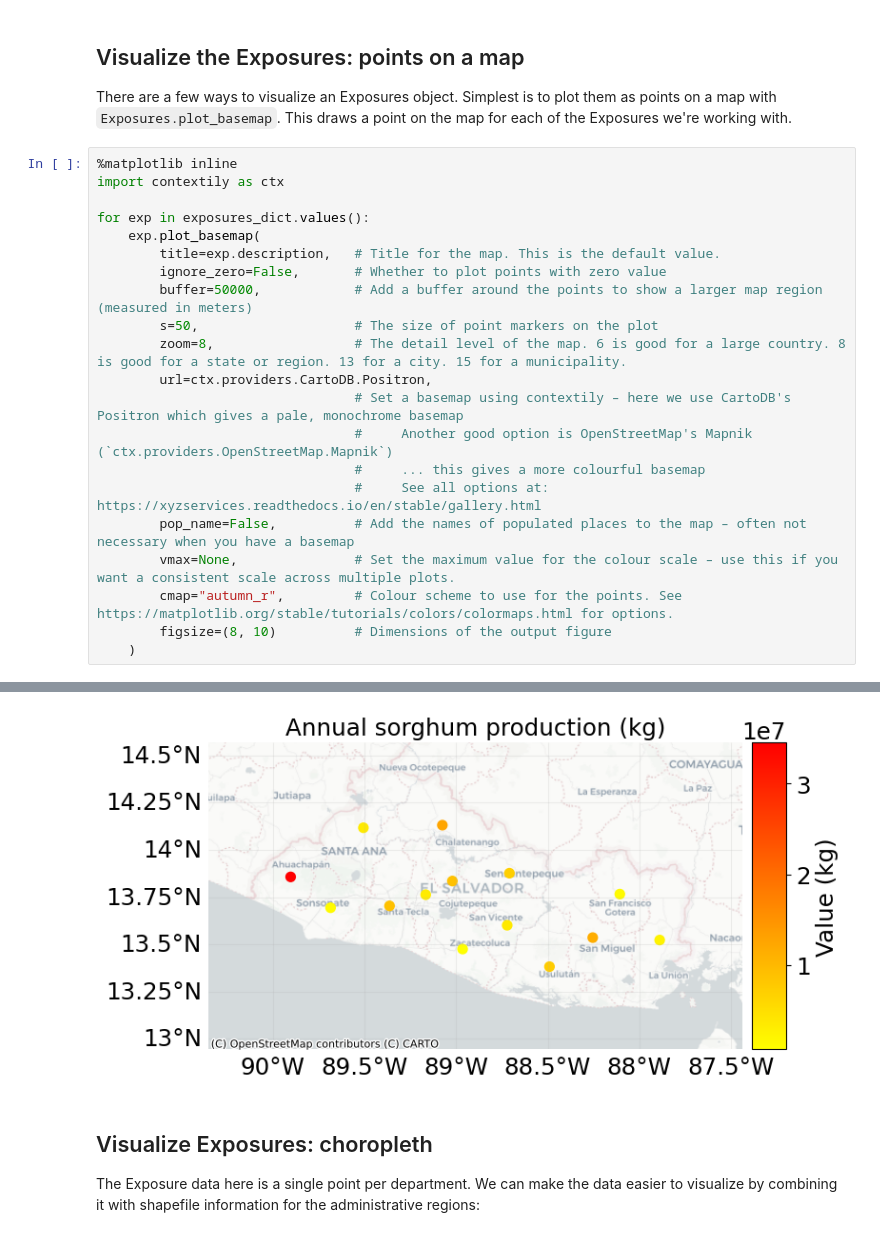
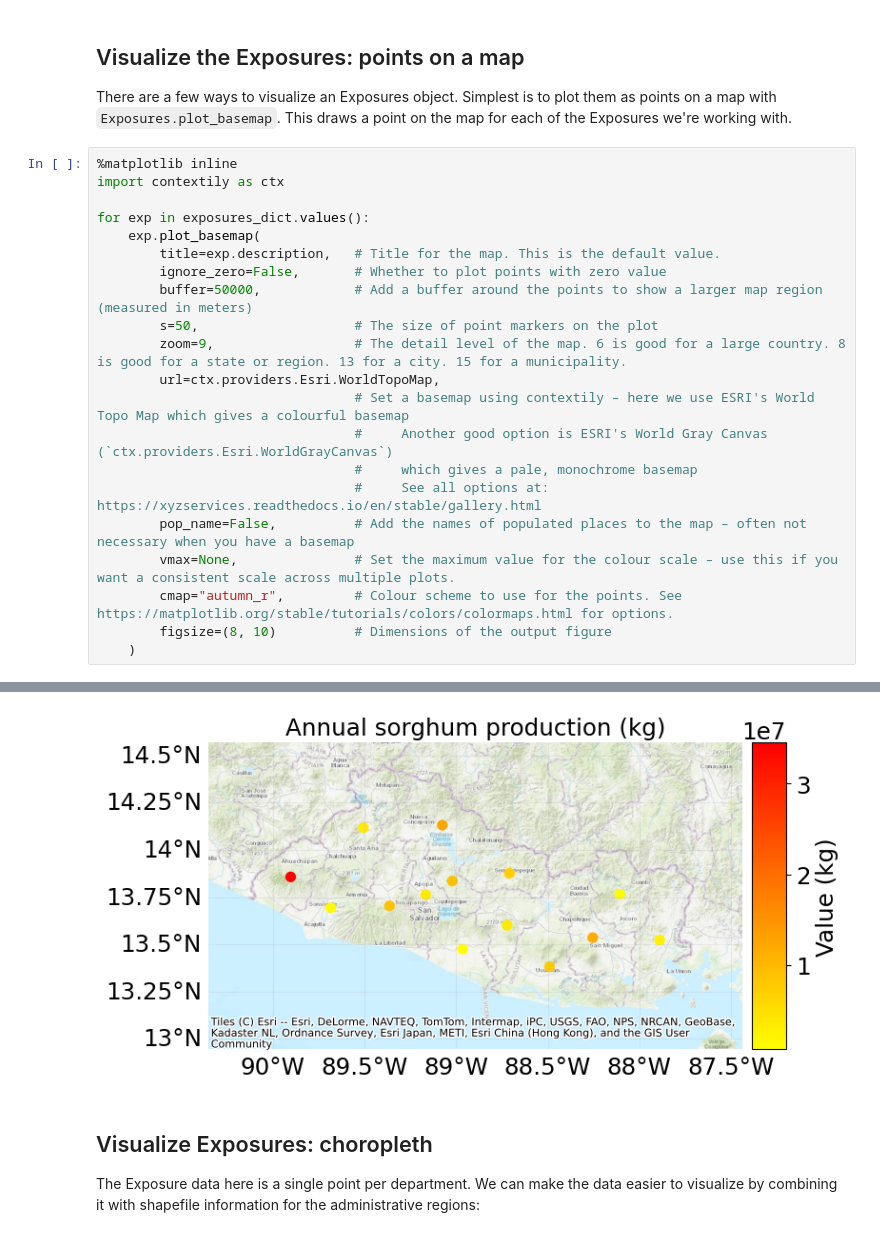
Before and after one commit to AnalyticsTeamUNUEHS/CLIMADA_starter_packs, a Jupyter notebook: starter_pack_el_salvador/notebooks/01_entity_exposures.ipynb, the cells around one changed output, grey strips where cells are left out. Saved outputs shown, nothing was run; the diff lists cells and outputs as text.

Commit message:
Change basemaps from CartoDB to ESRI
Now that CartoDB requires an API key

```diff
--- a/starter_pack_el_salvador/notebooks/01_entity_exposures.ipynb
+++ b/starter_pack_el_salvador/notebooks/01_entity_exposures.ipynb
@@ -145,11 +145,11 @@ for exp in exposures_dict.values():
         ignore_zero=False,       # Whether to plot points with zero value
         buffer=50000,            # Add a buffer around the points to show a larger map region (measured in meters)
         s=50,                    # The size of point markers on the plot
-        zoom=8,                  # The detail level of the map. 6 is good for a large country. 8 is good for a state or region. 13 for a city. 15 for a municipality.
-        url=ctx.providers.CartoDB.Positron,
-                                 # Set a basemap using contextily – here we use CartoDB's Positron which gives a pale, monochrome basemap
-                                 #     Another good option is OpenStreetMap's Mapnik (`ctx.providers.OpenStreetMap.Mapnik`)
-                                 #     ... this gives a more colourful basemap
+        zoom=9,                  # The detail level of the map. 6 is good for a large country. 8 is good for a state or region. 13 for a city. 15 for a municipality.
+        url=ctx.providers.Esri.WorldTopoMap,
+                                 # Set a basemap using contextily – here we use ESRI's World Topo Map which gives a colourful basemap
+                                 #     Another good option is ESRI's World Gray Canvas (`ctx.providers.Esri.WorldGrayCanvas`)
+                                 #     which gives a pale, monochrome basemap
                                  #     See all options at: https://xyzservices.readthedocs.io/en/stable/gallery.html
         pop_name=False,          # Add the names of populated places to the map – often not necessary when you have a basemap
         vmax=None,               # Set the maximum value for the colour scale – use this if you want a consistent scale across multiple plots.
@@ -162,4 +162,4 @@ for exp in exposures_dict.values():
-[figure, old version]
+[figure, new version]
 # %% [markdown]
 ## Visualize Exposures: choropleth
 
```
Also changed, not shown: parts of 1 cell of this notebook, 15 other files.
